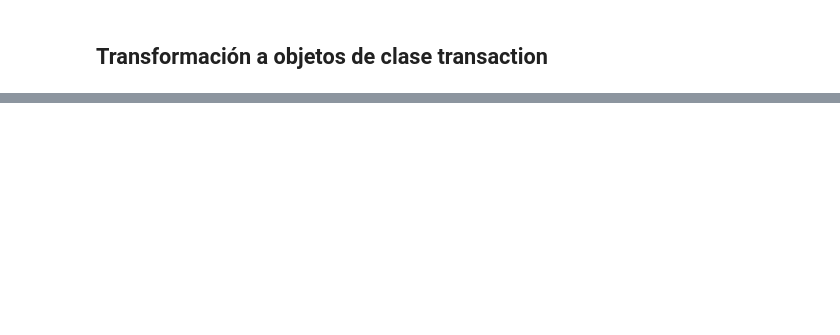
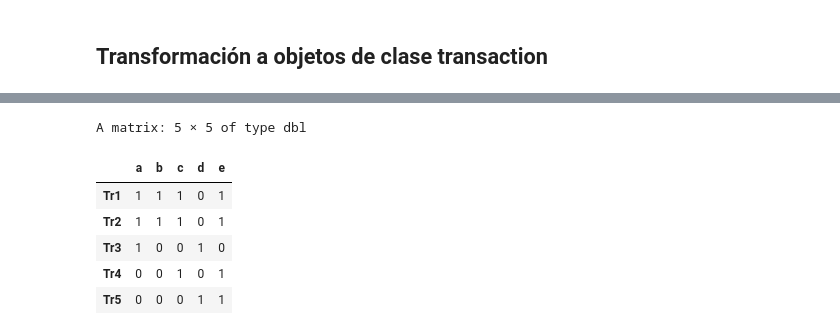
Before and after one commit to majorquev/DBDC_202406_Programacion_en_R_para_ciencia_de_datos, a Jupyter notebook: Clases/C7/Clase7_1_reglas_de_asociacion.ipynb, the cells around one changed output, grey strips where cells are left out. Saved outputs shown, nothing was run; the diff lists cells and outputs as text; code cells hidden in the pictures; blank space fills up the shorter version.

```diff
--- a/Clases/C7/Clase7_1_reglas_de_asociacion.ipynb
+++ b/Clases/C7/Clase7_1_reglas_de_asociacion.ipynb
@@ -82,0 +341,23 @@ inspect(rules_conf)
+# %%
+## Example 2: creating transactions from a 0-1 matrix with 5 transactions (rows) and
+     ##            5 items (columns)
+     a_matrix <- matrix(
+       c(1, 1, 1, 0, 0,
+                1, 1, 0, 0, 0,
+                1, 1, 0, 1, 0,
+                0, 0, 1, 0, 1,
+                1, 1, 0, 1, 1), ncol = 5)
+
+     ## Set item names (columns) and transaction labels (rows)
+     colnames(a_matrix) <- c("a", "b", "c", "d", "e")
+     rownames(a_matrix) <- paste("Tr", c(1:5), sep = "")
+
+     a_matrix
+# %% [output]
+A matrix: 5 × 5 of type dbl
+|  | a | b | c | d | e |
+| Tr1 | 1 | 1 | 1 | 0 | 1 |
+| Tr2 | 1 | 1 | 1 | 0 | 1 |
+| Tr3 | 1 | 0 | 0 | 1 | 0 |
+| Tr4 | 0 | 0 | 1 | 0 | 1 |
+| Tr5 | 0 | 0 | 0 | 1 | 1 |
```
Also changed, not shown: parts of 37 cells of this notebook.
